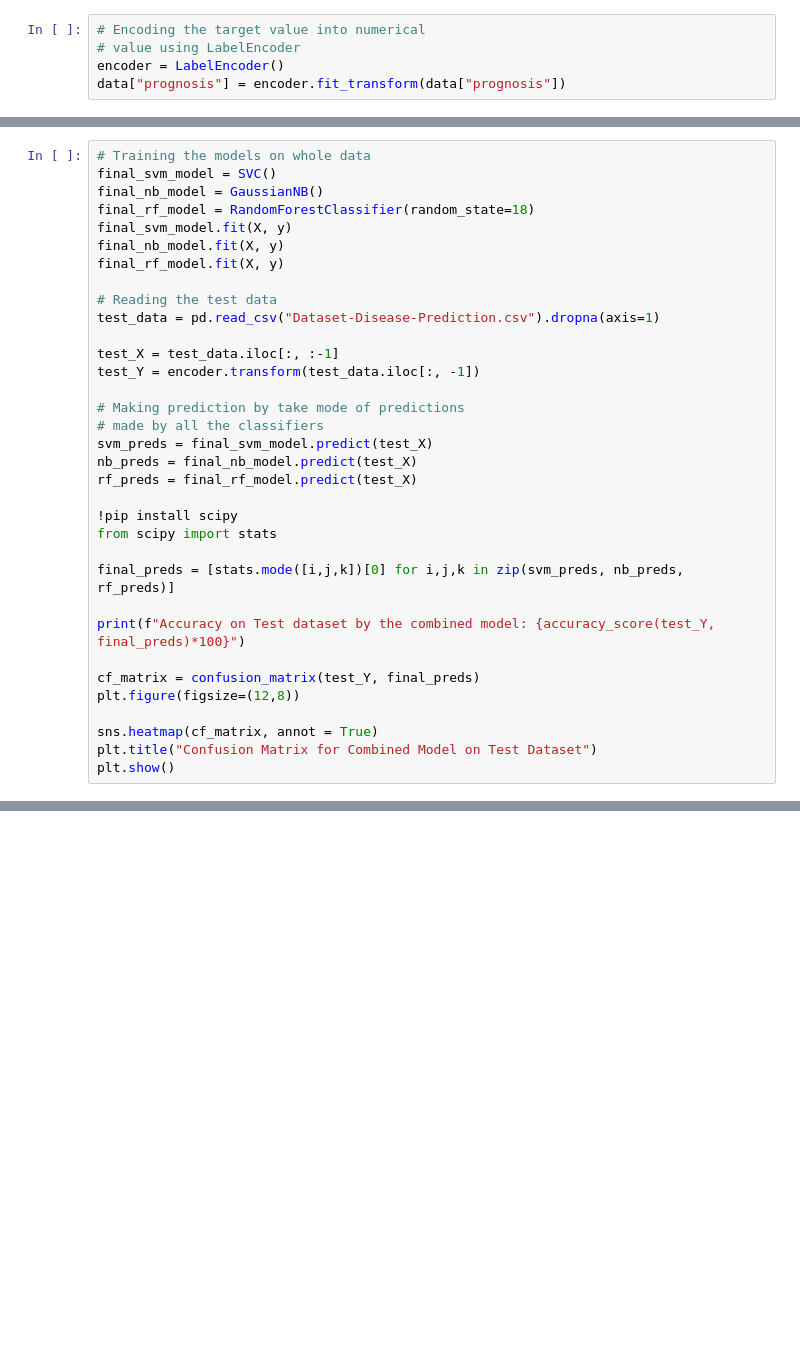
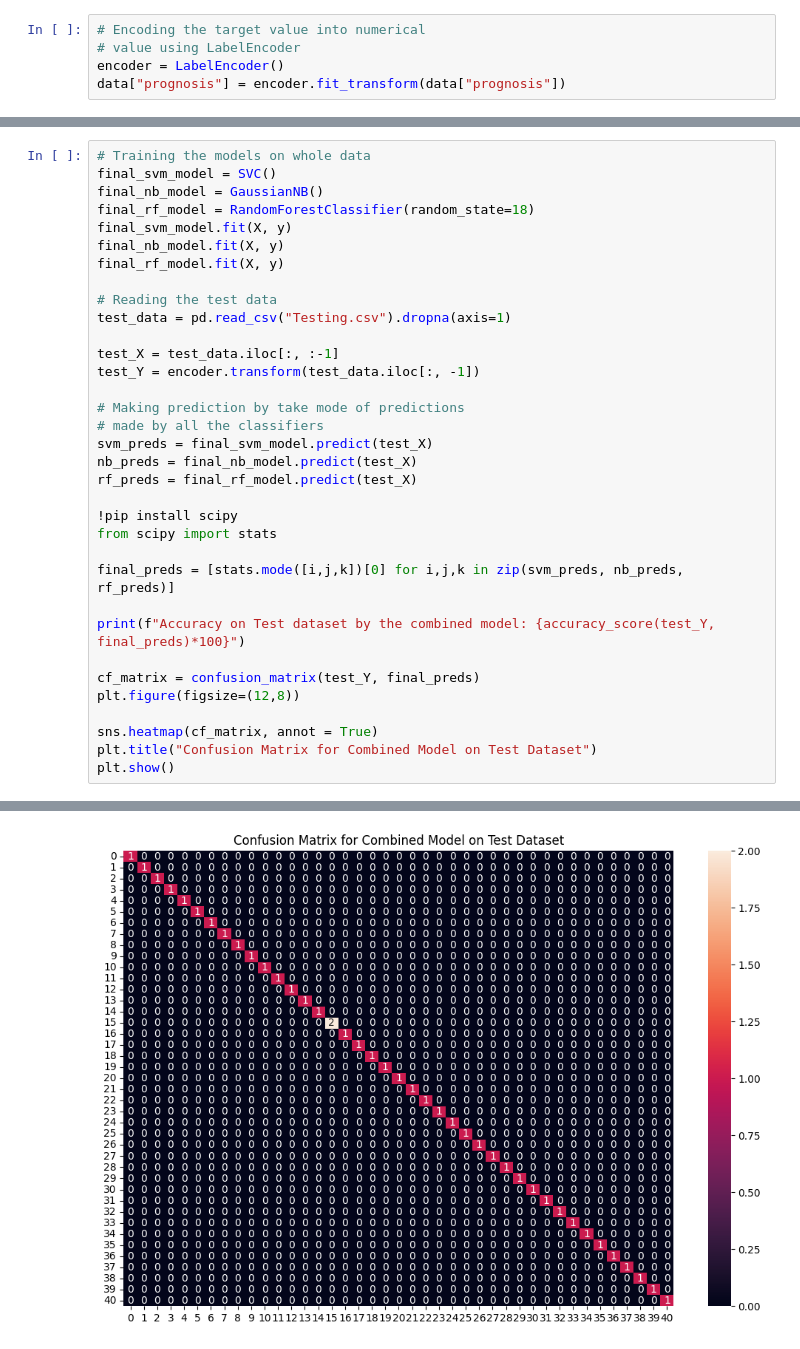
Before and after one commit to somoncef/Disease-Prediction-Using-ML, a Jupyter notebook: Notebook-Disease_Prediction_Using_Machine_Learning.ipynb, the cells around one changed output, grey strips where cells are left out. Saved outputs shown, nothing was run; the diff lists cells and outputs as text; blank space fills up the shorter version.

```diff
--- a/Notebook-Disease_Prediction_Using_Machine_Learning.ipynb
+++ b/Notebook-Disease_Prediction_Using_Machine_Learning.ipynb
@@ -129,7 +150,7 @@ final_nb_model.fit(X, y)
 final_rf_model.fit(X, y)
 
 # Reading the test data
-test_data = pd.read_csv("Dataset-Disease-Prediction.csv").dropna(axis=1)
+test_data = pd.read_csv("Testing.csv").dropna(axis=1)
 
 test_X = test_data.iloc[:, :-1]
 test_Y = encoder.transform(test_data.iloc[:, -1])
@@ -153,3 +174,4 @@ plt.figure(figsize=(12,8))
 sns.heatmap(cf_matrix, annot = True)
 plt.title("Confusion Matrix for Combined Model on Test Dataset")
 plt.show()
+# %% [output]
@@ -156,3 +181,4 @@ plt.show()
+[figure, added]
 # %%
 symptoms = X.columns.values
 
```
Also changed, not shown: parts of 6 cells of this notebook, 2 other files.
